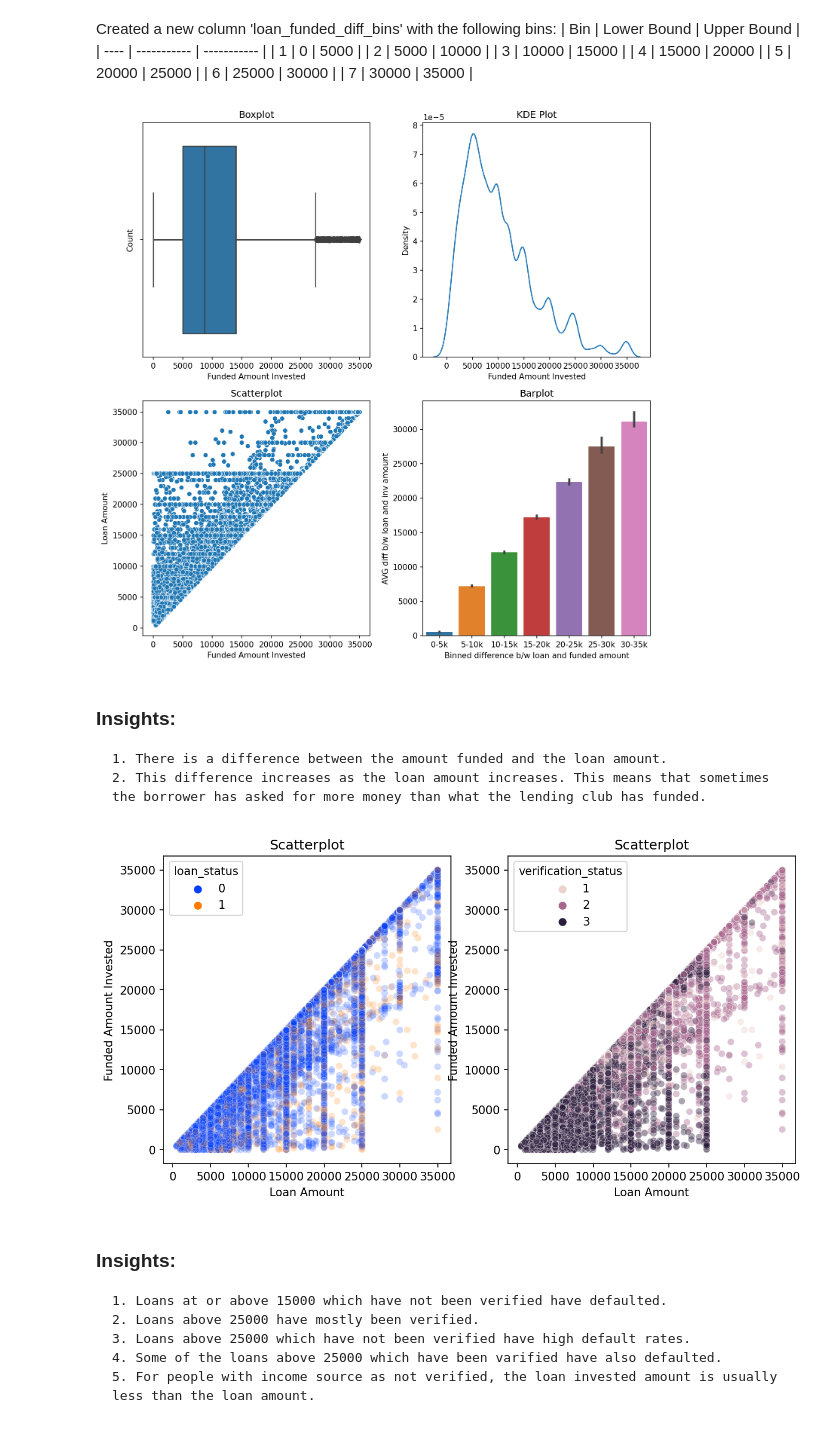
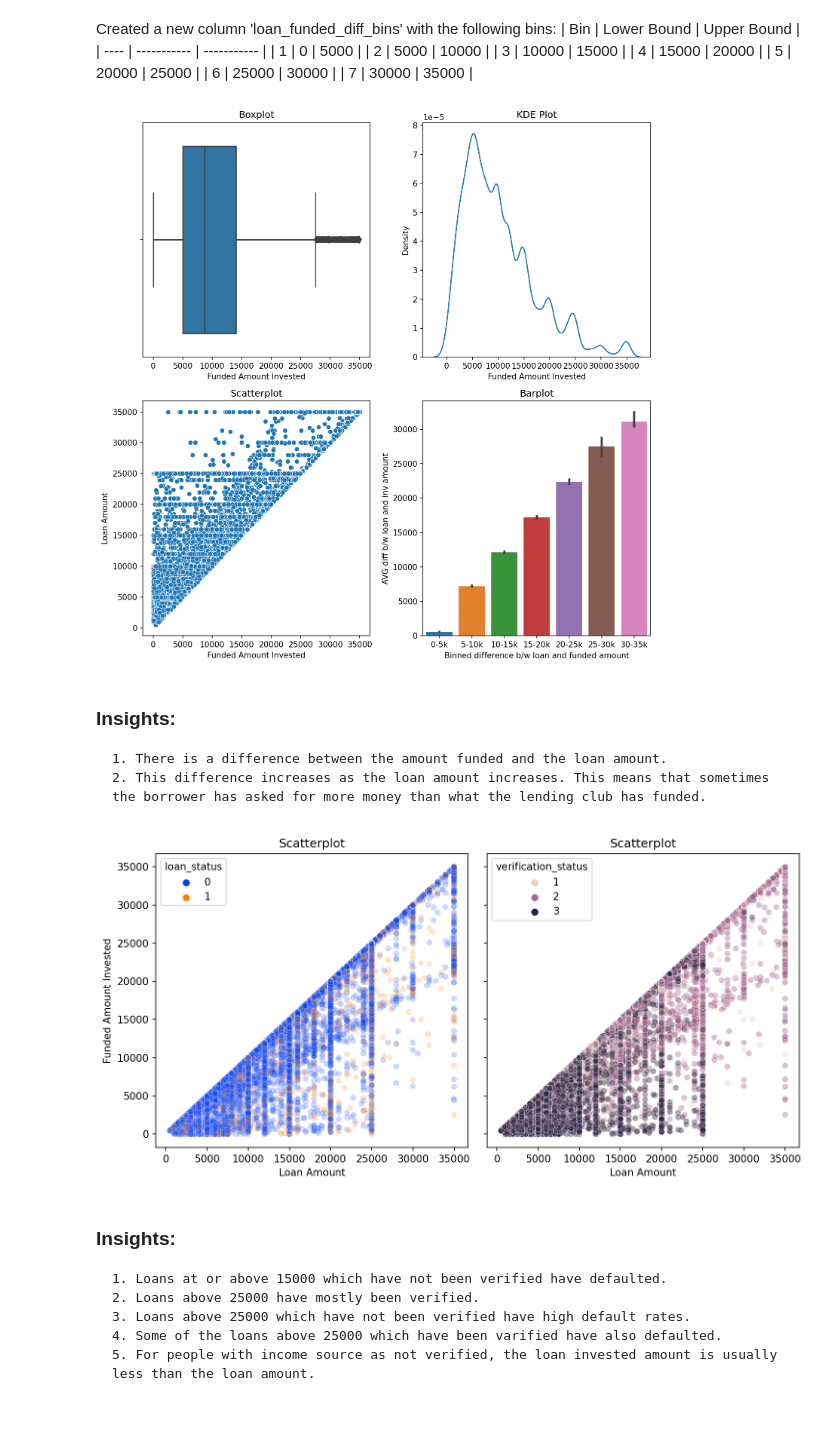
Before and after one commit to vulchinithin/LendingClubCaseStudy, a Jupyter notebook: data_cleaning_final.ipynb, the cells around one changed output. Cells and saved outputs as stored; diff of their text form; code cells hidden in the pictures.

```diff
--- a/data_cleaning_final.ipynb
+++ b/data_cleaning_final.ipynb
@@ -1232,7 +1175,6 @@ sns.barplot(df.loan_funded_diff_bins , df.loan_funded_diff, ax=ax[1,1])
 
 ax[0,0].title.set_text('Boxplot')                        # set the title of the boxplot
 ax[0,0].set_xlabel('Funded Amount Invested')                        # set the x-axis label for the box plot
-ax[0,0].set_ylabel('Count')                              # set the y-axis label for the box plot
 
 ax[0,1].title.set_text('KDE Plot')                       # set the title of the kdeplot
 ax[0,1].set_xlabel('Funded Amount Invested')                        # set the x-axis label for the kde plot
@@ -1250,7 +1192,7 @@ f.tight_layout()
 
 plt.show()
 # %% [output]
-[figure, old version]
+[figure, new version]
 # %% [markdown]
 ### Insights:
     1. There is a difference between the amount funded and the loan amount.
@@ -1258,19 +1200,21 @@ plt.show()
 # %%
 # multivariate analysis of 'loan_amount' and 'funded_amnt_inv' against categorical variables 'loan_status' and 'verification_status'
 
-f, ax = plt.subplots(1,2, figsize=(10,5), dpi=150)                                 # create a figure with 2 subplots
+f, ax = plt.subplots(1,2, figsize=(10,5), dpi=150, sharey=True)                                 # create a figure with 2 subplots
 sns.scatterplot(df.loan_amnt, df.funded_amnt_inv, hue=df.loan_status, ax=ax[0], alpha=0.2, palette='bright') # create a scatterplot with 'loan_status' as the hue
 sns.scatterplot(df.loan_amnt, df.funded_amnt_inv, hue=df.verification_status, ax=ax[1], alpha=0.4)           # create a scatterplot with 'verification_status' as the hue
 ax[0].set_xlabel('Loan Amount')                                                 # set the x-axis label for the first subplot
 ax[0].set_ylabel('Funded Amount Invested')                                      # set the y-axis label for the first subplot
 ax[0].set_title('Scatterplot')                                                  # set the title of the first subplot
 
 ax[1].set_xlabel('Loan Amount')                                                 # set the x-axis label for the second subplot
 ax[1].set_ylabel('Funded Amount Invested')                                      # set the y-axis label for the second subplot
 ax[1].set_title('Scatterplot')                                                  # set the legend for the second subplot
+
+plt.tight_layout()
 plt.show()
 # %% [output]
-[figure, old version]
+[figure, new version]
 # %% [markdown]
 ### Insights:
     1. Loans at or above 15000 which have not been verified have defaulted.
```
Also changed, not shown: parts of 34 cells of this notebook.
